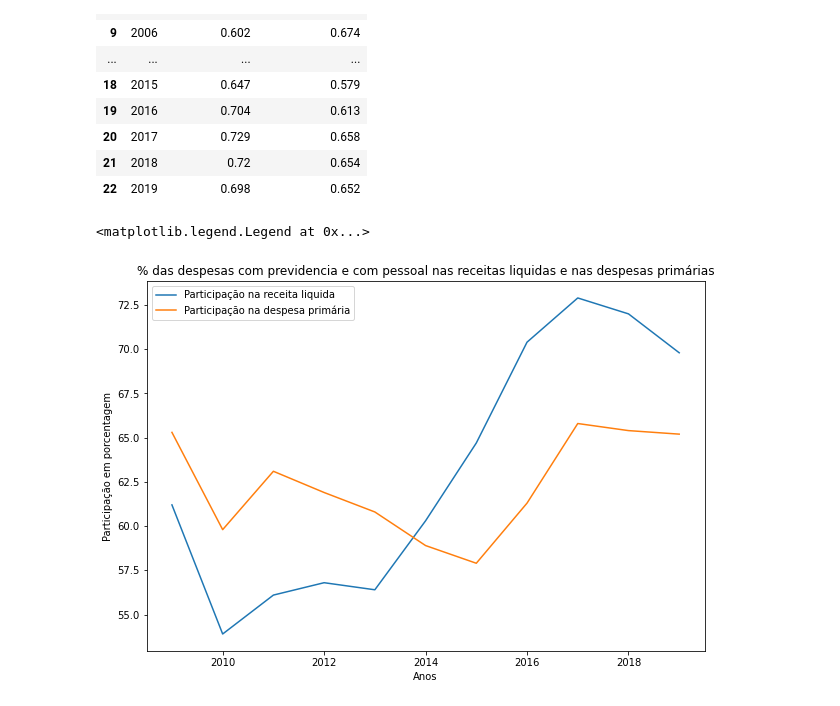
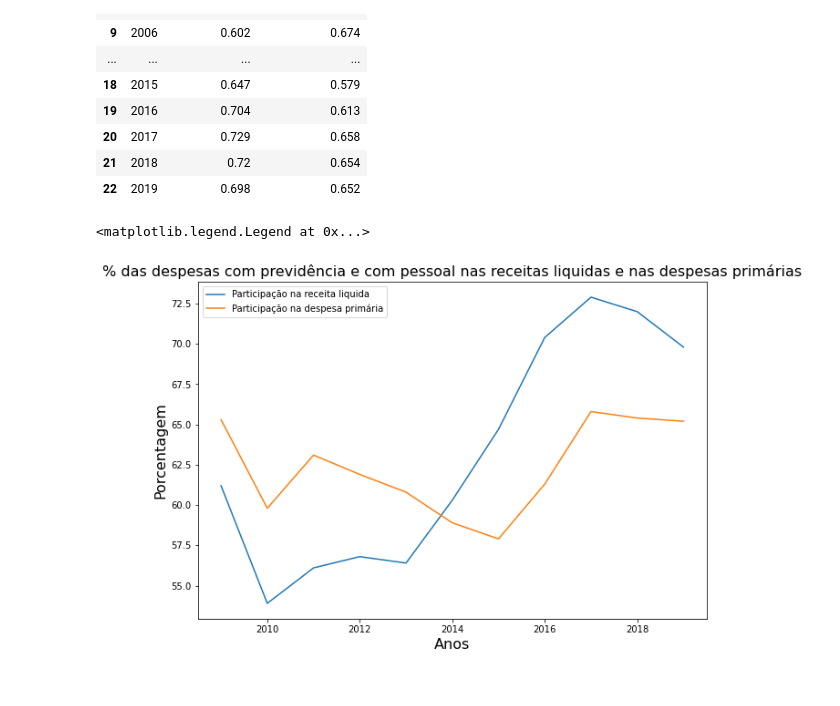
Before and after one commit to jp-data/template_portfolio, a Jupyter notebook: Previdência_social_brasileira.ipynb, the cells around one changed output. Cells and saved outputs as stored; diff of their text form; code cells hidden in the pictures.

```diff
--- a/Previdência_social_brasileira.ipynb
+++ b/Previdência_social_brasileira.ipynb
@@ -449,16 +453,16 @@ previdencia_pessoal_porcentagem.despesa_primaria= previdencia_pessoal_porcentage
 # %%
 x= previdencia_pessoal_porcentagem.ano[12:23]
 y1= (previdencia_pessoal_porcentagem.receita_liquida[12:23])*100
 y2= (previdencia_pessoal_porcentagem.despesa_primaria[12:23])*100
 
 figura= plt.figure(figsize=(10,6.8))
 figura= plt.plot(x, y1, label= 'Participação na receita liquida')
 figura= plt.plot(x, y2, label= 'Participação na despesa primária')
 
-plt.title('% das despesas com previdencia e com pessoal nas receitas liquidas e nas despesas primárias')
-plt.xlabel('Anos')
-plt.ylabel('Participação em porcentagem')
+plt.title('% das despesas com previdência e com pessoal nas receitas liquidas e nas despesas primárias', fontsize= 16)
+plt.xlabel('Anos', fontsize= 16)
+plt.ylabel('Porcentagem', fontsize= 16)
 plt.legend()
 # %% [output]
 <matplotlib.legend.Legend at 0x...>
-[figure, old version]
+[figure, new version]
```
Also changed, not shown: parts of 1 cell of this notebook.
